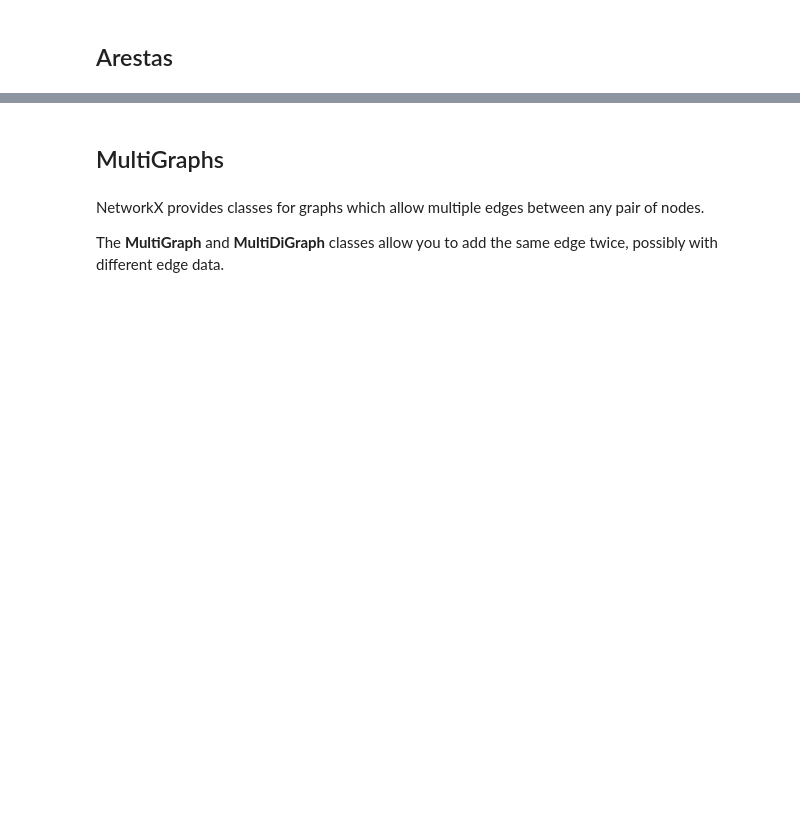
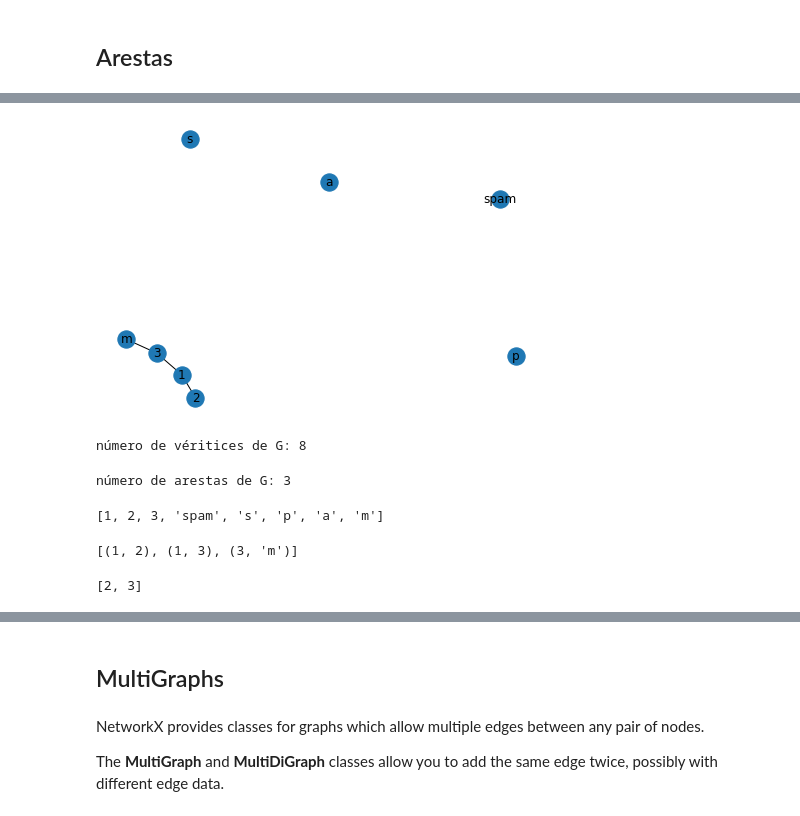
Before and after one commit to jesusossian/scientific_prog, a Jupyter notebook: networkx/networkx_pt.ipynb, the cells around one changed output, grey strips where cells are left out. Drawn from its saved outputs; the diff is of its cells as text; code cells hidden in the pictures; blank space fills up the shorter version.

```diff
--- a/networkx/networkx_pt.ipynb
+++ b/networkx/networkx_pt.ipynb
@@ -67,30 +92,42 @@ nx.draw(G, with_labels = "True")
 # %%
 # Criando um grafo G
 
 G.add_edges_from([(1, 2), (1, 3)])
-G.add_node(1)
-G.add_edge(1, 2)
+#G.add_node(1)
+#G.add_edge(1, 2)
 G.add_node("spam")        # adiciona o vértice "spam"
 G.add_nodes_from("spam")  # adiciona 4 vértices: 's', 'p', 'a', 'm'
 G.add_edge(3, 'm')
 nx.draw(G, with_labels = "True")
+# %% [output]
+[figure, added]
 # %%
 # número de vértices
 n = G.number_of_nodes()
 print("número de véritices de G:", n)
+# %% [output]
+número de véritices de G: 8
 # %%
 # número de arests
 m = G.number_of_edges()
 print("número de arestas de G:", m)
+# %% [output]
+número de arestas de G: 3
 # %%
 # retorna uma lista com os vértices
-G.nodes()
+print(G.nodes())
+# %% [output]
+[1, 2, 3, 'spam', 's', 'p', 'a', 'm']
 # %%
 # retorna uma lista com as arestas
-list(G.edges())
+print(G.edges())
+# %% [output]
+[(1, 2), (1, 3), (3, 'm')]
 # %%
 # retorna uma lista com os vizinhos do vértice 1
 list(G.neighbors(1))
+# %% [output]
+[2, 3]
 # %%
 # remove os vértices s, p, a, m e as arestas que ligadas a eles
 G.remove_nodes_from("spam")
```
Also changed, not shown: parts of 33 cells of this notebook, 8 other files.
